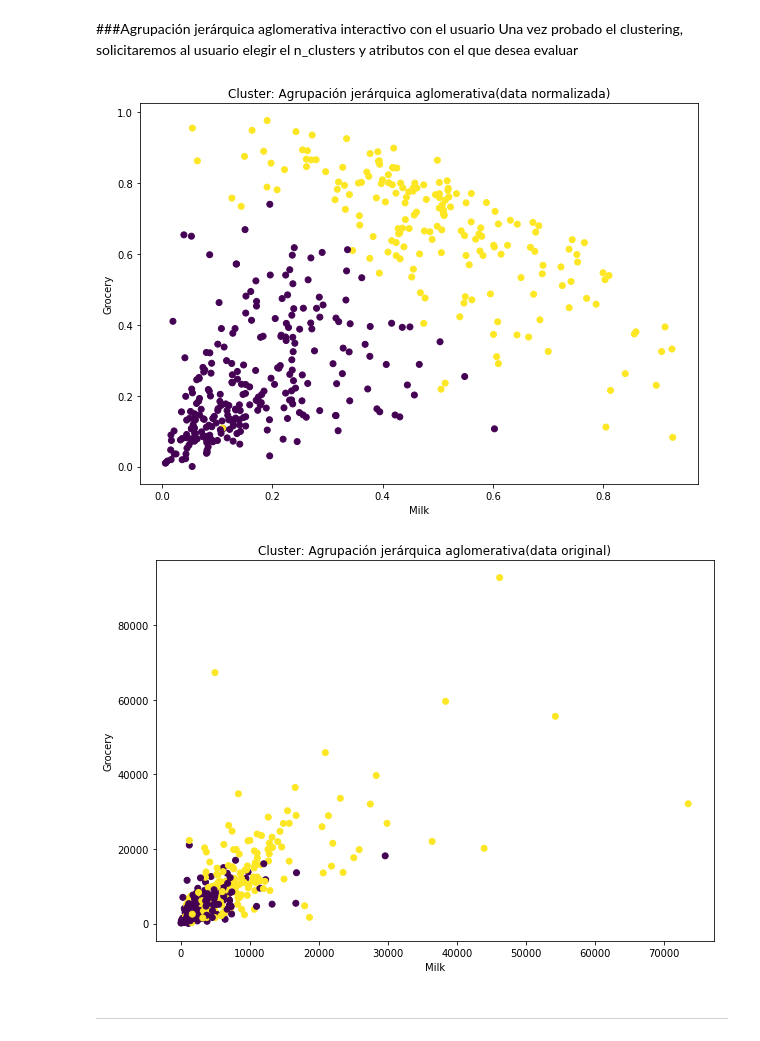
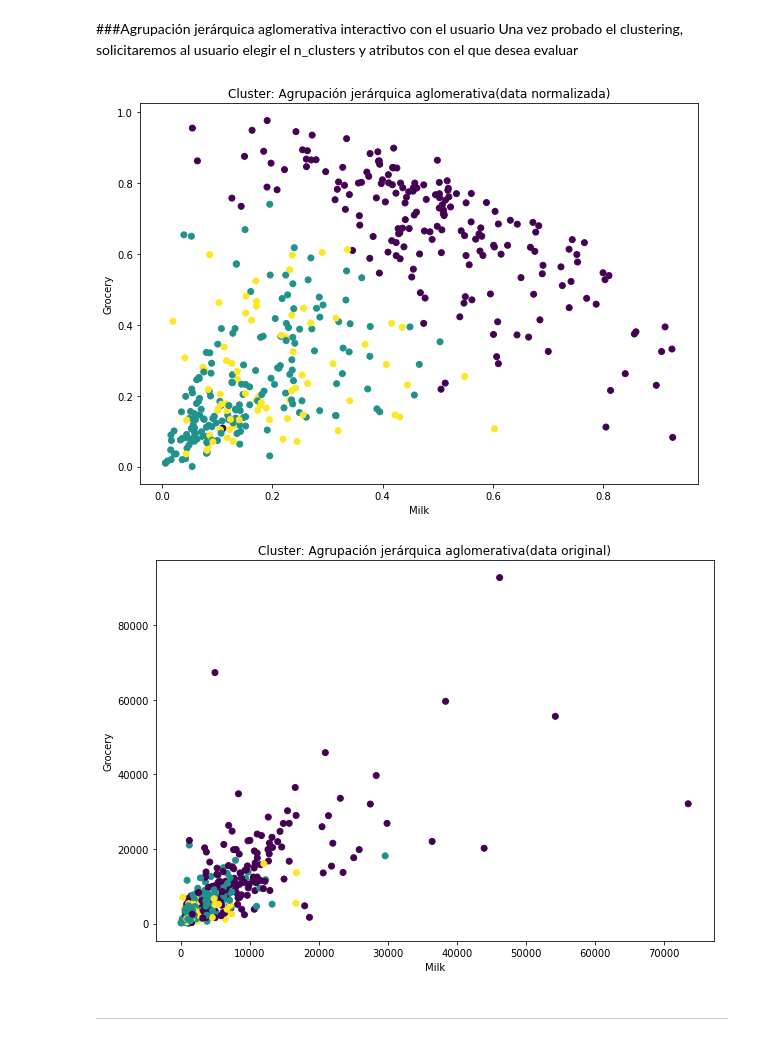
Before and after one commit to RonnyGuevara/Machine-Learning, a Jupyter notebook: TP5/TP5_ML.ipynb, the cells around one changed output. Cells and saved outputs as stored; diff of their text form; code cells hidden in the pictures.

```diff
--- a/TP5/TP5_ML.ipynb
+++ b/TP5/TP5_ML.ipynb
@@ -234,31 +234,31 @@ plt.show()
 Una vez probado el clustering, solicitaremos al usuario elegir el n_clusters y atributos con el que desea evaluar
 # %%
 #@title Selección de valores { run: "auto" }
-n_clusters = 2 #@param {type:"slider", min:1, max:8, step:1}
+n_clusters = 3 #@param {type:"slider", min:1, max:8, step:1}
 distance = 'euclidean' #@param ["euclidean", "manhattan", "cosine"]
 linkage = 'ward' #@param ["ward", "complete", "average", "single"]
 option = 'Milk' #@param ["Channel", "Region", "Fresh", "Milk", "Grocery", "Frozen","Detergents_Paper", "Delicassen"]
 option_2 = 'Grocery' #@param ["Channel", "Region", "Fresh", "Milk", "Grocery", "Frozen","Detergents_Paper", "Delicassen"]
 
 cluster = AgglomerativeClustering(n_clusters=n_clusters, affinity=distance, linkage=linkage)
 cluster.fit_predict(df_nor)
 cluster.labels_
 plt.figure(figsize=(10, 7))
 plt.scatter(df_nor[option], df_nor[option_2], c=cluster.labels_)
 plt.title("Cluster: Agrupación jerárquica aglomerativa(data normalizada)")
 plt.xlabel(option)
 plt.ylabel(option_2)
 plt.show()
 
 plt.figure(figsize=(10, 7))
 plt.scatter(df[option], df[option_2], c=cluster.labels_)
 plt.title("Cluster: Agrupación jerárquica aglomerativa(data original)")
 plt.xlabel(option)
 plt.ylabel(option_2)
 plt.show()
 # %% [output]
-[figure, old version]
+[figure, new version]
-[figure, old version]
+[figure, new version]
 # %% [markdown]
 -------------------------
 # %% [markdown]
```
Also changed, not shown: parts of 3 cells of this notebook.
